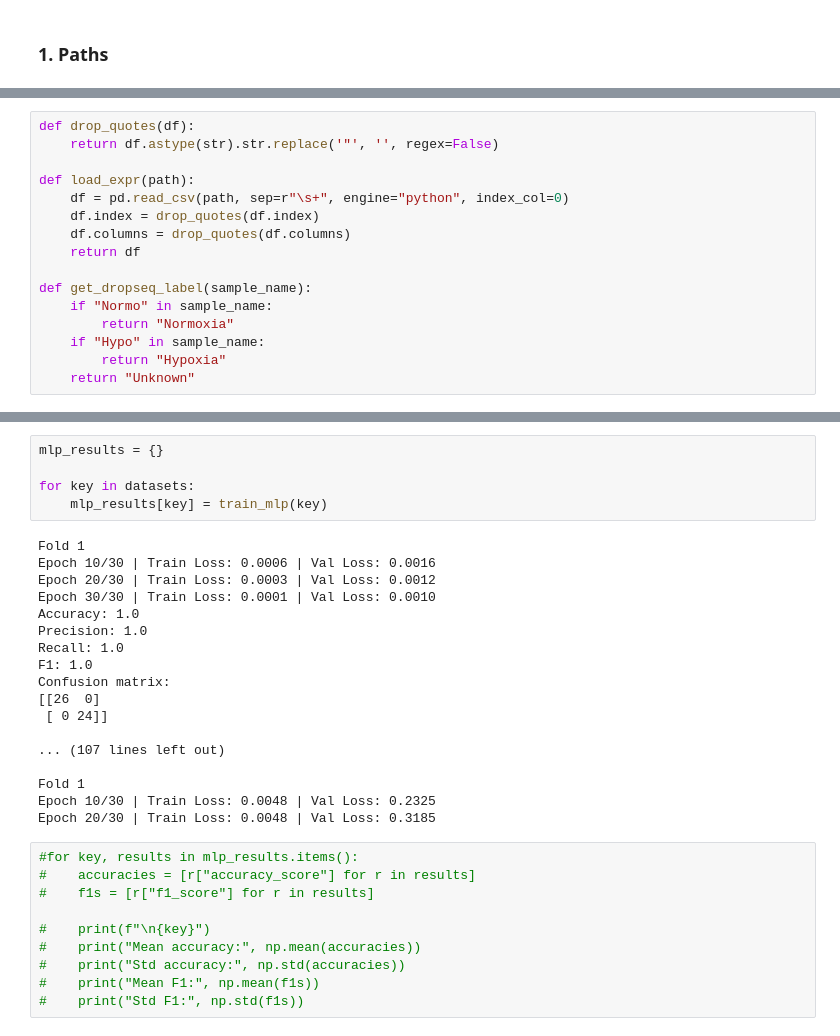
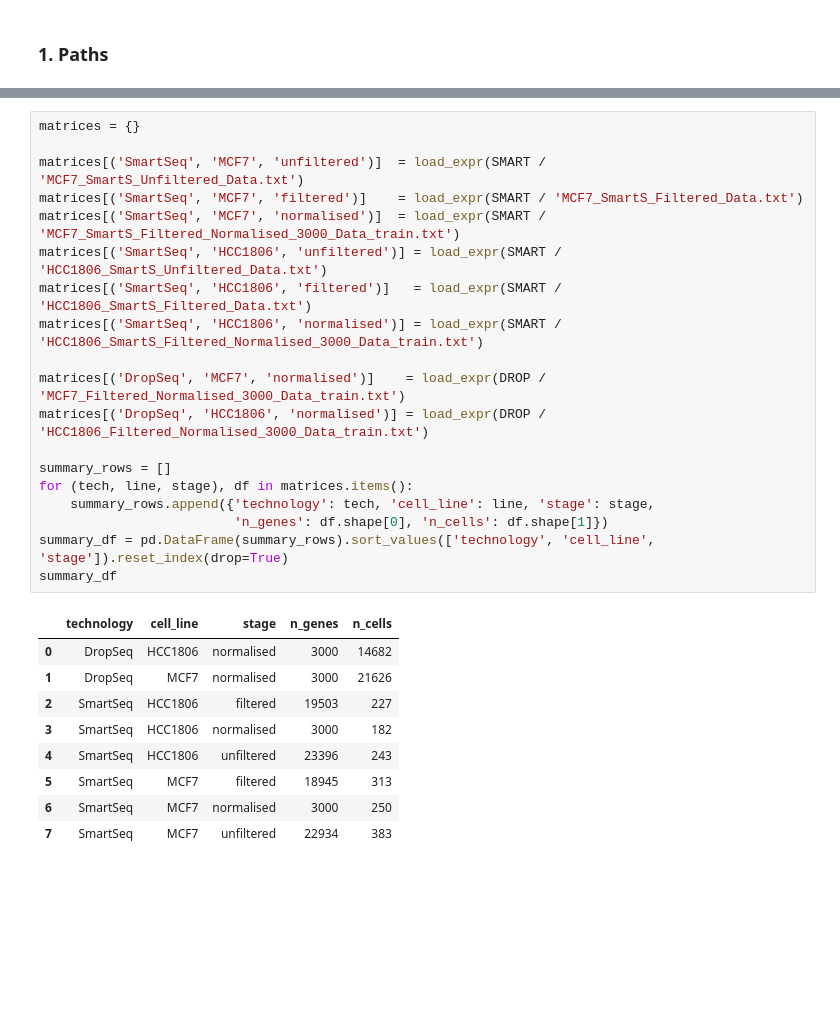
Before and after one commit to Hugo132645/ai-lab-gene-expression, a Jupyter notebook: notebooks/ai_lab_report_lev.ipynb, the cells around one changed output, grey strips where cells are left out. Cells and saved outputs as stored; diff of their text form; blank space fills up the shorter version.

```diff
--- a/notebooks/ai_lab_report_lev.ipynb
+++ b/notebooks/ai_lab_report_lev.ipynb
@@ -79,16 +106,0 @@ Notebook booted with data root=D:\Studi\Bocconi\AILab\ai-lab-gene-expression\dat
-# %%
-def drop_quotes(df):
-    return df.astype(str).str.replace('"', '', regex=False)
-
-def load_expr(path):
-    df = pd.read_csv(path, sep=r"\s+", engine="python", index_col=0)
-    df.index = drop_quotes(df.index)
-    df.columns = drop_quotes(df.columns)
-    return df
-
-def get_dropseq_label(sample_name):
-    if "Normo" in sample_name:
-        return "Normoxia"
-    if "Hypo" in sample_name:
-        return "Hypoxia"
-    return "Unknown"
@@ -526,33 +107,29 @@ def train_mlp(DATASET_NAME, epochs=30, lr=1e-3, use_pca=True, n_components=50):
-# %%
-mlp_results = {}
-
-for key in datasets:
-    mlp_results[key] = train_mlp(key)
-# %% [output]
-Fold 1
-Epoch 10/30 | Train Loss: 0.0006 | Val Loss: 0.0016
-Epoch 20/30 | Train Loss: 0.0003 | Val Loss: 0.0012
-Epoch 30/30 | Train Loss: 0.0001 | Val Loss: 0.0010
-Accuracy: 1.0
-Precision: 1.0
-Recall: 1.0
-F1: 1.0
-Confusion matrix:
-[[26  0]
- [ 0 24]]
-
-... (107 lines left out)
-
-Fold 1
-Epoch 10/30 | Train Loss: 0.0048 | Val Loss: 0.2325
-Epoch 20/30 | Train Loss: 0.0048 | Val Loss: 0.3185
-# %%
-#for key, results in mlp_results.items():
-#    accuracies = [r["accuracy_score"] for r in results]
-#    f1s = [r["f1_score"] for r in results]
-
-#    print(f"\n{key}")
-#    print("Mean accuracy:", np.mean(accuracies))
-#    print("Std accuracy:", np.std(accuracies))
-#    print("Mean F1:", np.mean(f1s))
-#    print("Std F1:", np.std(f1s))
+# %%
+matrices = {}
+
+matrices[('SmartSeq', 'MCF7', 'unfiltered')]  = load_expr(SMART / 'MCF7_SmartS_Unfiltered_Data.txt')
+matrices[('SmartSeq', 'MCF7', 'filtered')]    = load_expr(SMART / 'MCF7_SmartS_Filtered_Data.txt')
+matrices[('SmartSeq', 'MCF7', 'normalised')]  = load_expr(SMART / 'MCF7_SmartS_Filtered_Normalised_3000_Data_train.txt')
+matrices[('SmartSeq', 'HCC1806', 'unfiltered')] = load_expr(SMART / 'HCC1806_SmartS_Unfiltered_Data.txt')
+matrices[('SmartSeq', 'HCC1806', 'filtered')]   = load_expr(SMART / 'HCC1806_SmartS_Filtered_Data.txt')
+matrices[('SmartSeq', 'HCC1806', 'normalised')] = load_expr(SMART / 'HCC1806_SmartS_Filtered_Normalised_3000_Data_train.txt')
+
+matrices[('DropSeq', 'MCF7', 'normalised')]    = load_expr(DROP / 'MCF7_Filtered_Normalised_3000_Data_train.txt')
+matrices[('DropSeq', 'HCC1806', 'normalised')] = load_expr(DROP / 'HCC1806_Filtered_Normalised_3000_Data_train.txt')
+
+summary_rows = []
+for (tech, line, stage), df in matrices.items():
+    summary_rows.append({'technology': tech, 'cell_line': line, 'stage': stage,
+                         'n_genes': df.shape[0], 'n_cells': df.shape[1]})
+summary_df = pd.DataFrame(summary_rows).sort_values(['technology', 'cell_line', 'stage']).reset_index(drop=True)
+summary_df
+# %% [output]
+|  | technology | cell_line | stage | n_genes | n_cells |
+| 0 | DropSeq | HCC1806 | normalised | 3000 | 14682 |
+| 1 | DropSeq | MCF7 | normalised | 3000 | 21626 |
+| 2 | SmartSeq | HCC1806 | filtered | 19503 | 227 |
+| 3 | SmartSeq | HCC1806 | normalised | 3000 | 182 |
+| 4 | SmartSeq | HCC1806 | unfiltered | 23396 | 243 |
+| 5 | SmartSeq | MCF7 | filtered | 18945 | 313 |
+| 6 | SmartSeq | MCF7 | normalised | 3000 | 250 |
+| 7 | SmartSeq | MCF7 | unfiltered | 22934 | 383 |
```
Also changed, not shown: parts of 27 cells of this notebook.
